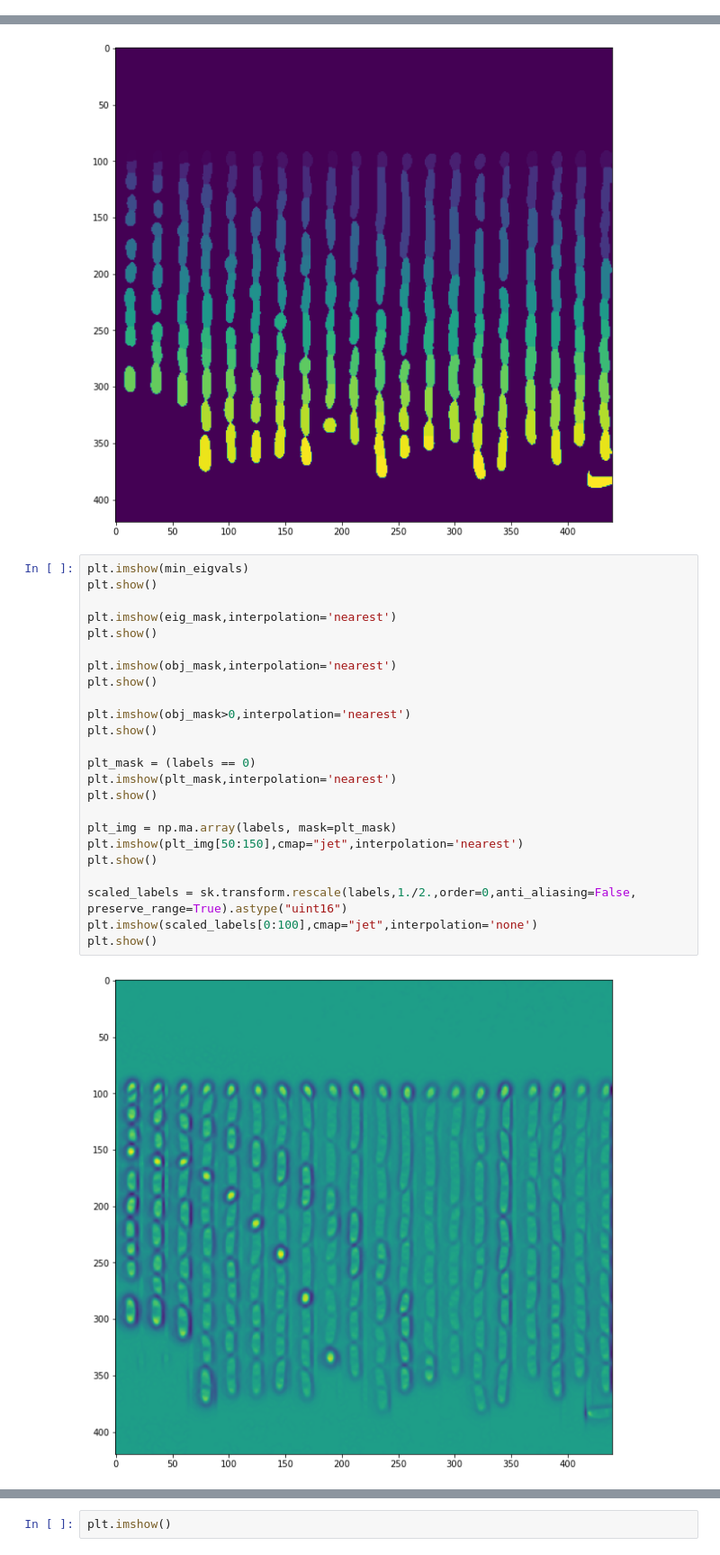
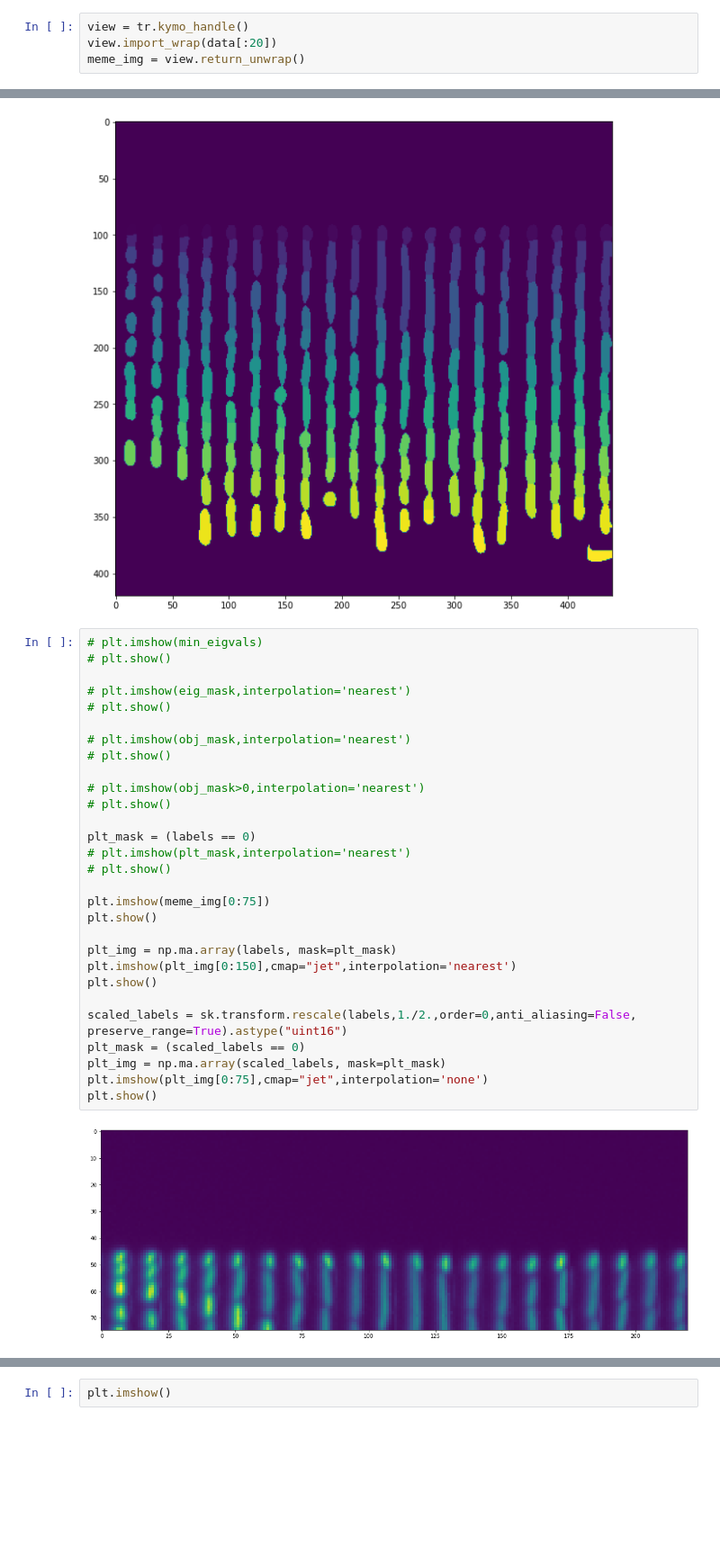
Before and after one commit to paulssonlab/TrenchRipper, a Jupyter notebook: dev_notebooks/2020-05-22_segmentation_alternatives/experimenting.ipynb, the cells around one changed output, grey strips where cells are left out. Shown: that part at 90% size. Cells and saved outputs as stored; diff of their text form; blank space fills up the shorter version.

```diff
--- a/trenchripper/dev_notebooks/2020-05-22_segmentation_alternatives/Untitled.ipynb
+++ b/dev_notebooks/2020-05-22_segmentation_alternatives/experimenting.ipynb
@@ -267,3 +273,7 @@ plt.show()
+# %%
+view = tr.kymo_handle()
+view.import_wrap(data[:20])
+meme_img = view.return_unwrap()
 # %%
 view = tr.kymo_handle()
 view.import_wrap(data[:20])
@@ -367,28 +371,33 @@ plt.imshow(labels)
 <matplotlib.image.AxesImage at 0x...>
 [figure]
 # %%
-plt.imshow(min_eigvals)
-plt.show()
+# plt.imshow(min_eigvals)
+# plt.show()
 
-plt.imshow(eig_mask,interpolation='nearest')
-plt.show()
+# plt.imshow(eig_mask,interpolation='nearest')
+# plt.show()
 
-plt.imshow(obj_mask,interpolation='nearest')
-plt.show()
+# plt.imshow(obj_mask,interpolation='nearest')
+# plt.show()
 
-plt.imshow(obj_mask>0,interpolation='nearest')
-plt.show()
+# plt.imshow(obj_mask>0,interpolation='nearest')
+# plt.show()
 
 plt_mask = (labels == 0)
-plt.imshow(plt_mask,interpolation='nearest')
+# plt.imshow(plt_mask,interpolation='nearest')
+# plt.show()
+
+plt.imshow(meme_img[0:75])
 plt.show()
 
 plt_img = np.ma.array(labels, mask=plt_mask)
-plt.imshow(plt_img[50:150],cmap="jet",interpolation='nearest')
+plt.imshow(plt_img[0:150],cmap="jet",interpolation='nearest')
 plt.show()
 
 scaled_labels = sk.transform.rescale(labels,1./2.,order=0,anti_aliasing=False, preserve_range=True).astype("uint16")
-plt.imshow(scaled_labels[0:100],cmap="jet",interpolation='none')
+plt_mask = (scaled_labels == 0)
+plt_img = np.ma.array(scaled_labels, mask=plt_mask)
+plt.imshow(plt_img[0:75],cmap="jet",interpolation='none')
 plt.show()
 # %% [output]
-[figure, old version]
+[figure, new version]
```
Also changed, not shown: parts of 25 cells of this notebook, 47 other files.
